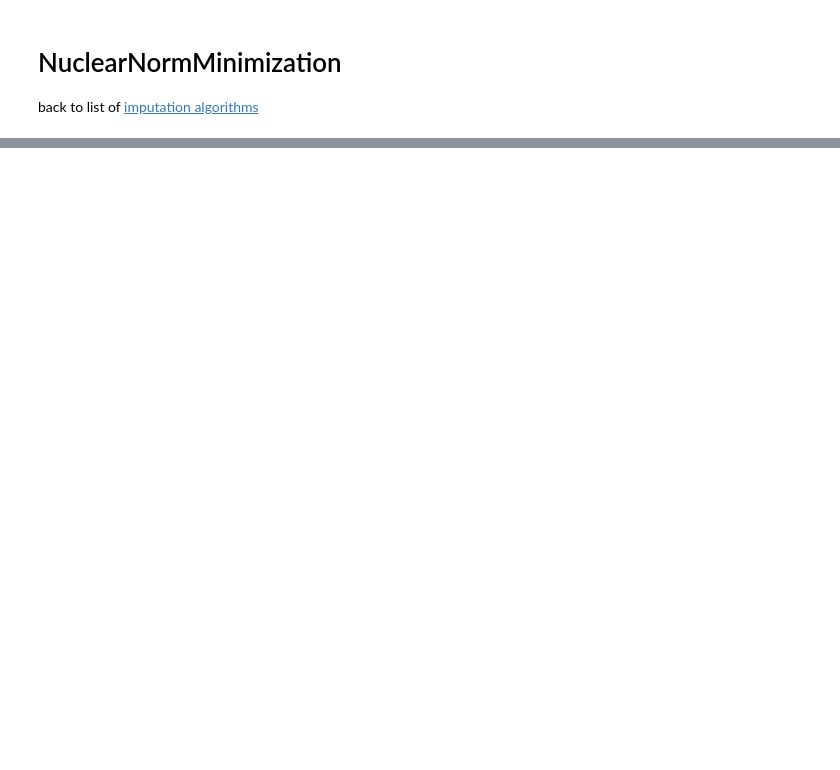
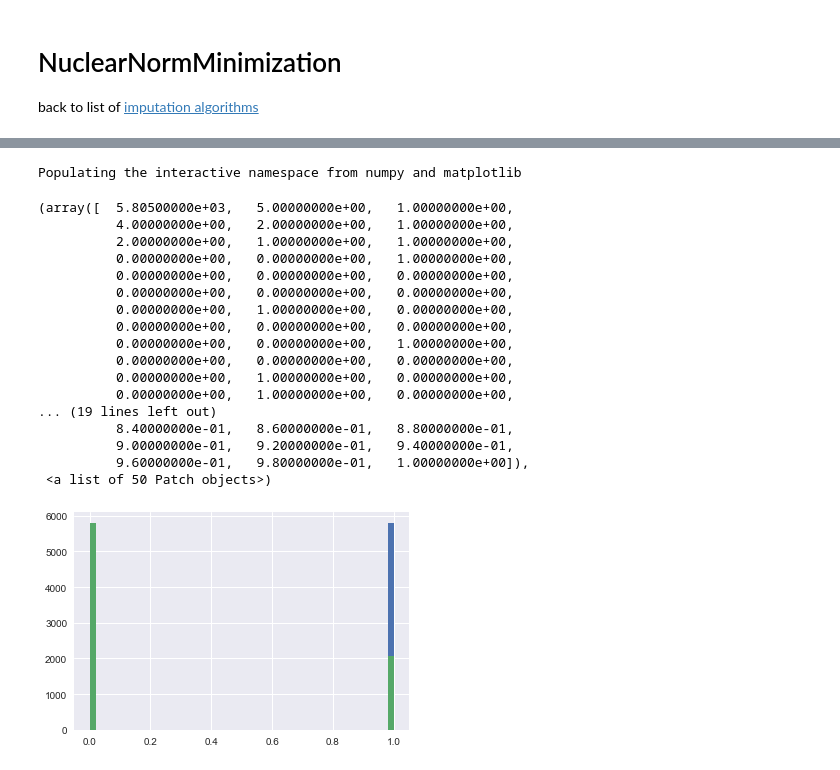
Before and after one commit to SVAI-Dream/dreamchallenge, a Jupyter notebook: nci-cptac-dream/notebook/Explore_DREAM_data-joytafty.ipynb, the cells around one changed output, grey strips where cells are left out. Cells and saved outputs as stored; diff of their text form; code cells hidden in the pictures; blank space fills up the shorter version.

```diff
--- a/nci-cptac-dream/notebook/Explore_DREAM_data-joytafty.ipynb
+++ b/nci-cptac-dream/notebook/Explore_DREAM_data-joytafty.ipynb
@@ -597,0 +732,29 @@ for obs_name, obs_df in sample_dict.items():
+# %%
+gmm_pred = gmm_ground_truth.predict_proba(ground_truth_mat)
+dpgmm_pred = dpgmm_ground_truth.predict_proba(ground_truth_mat)
+# %%
+% pylab inline
+import seaborn as sns
+import matplotlib.pyplot as plt
+plt.hist(gmm_pred[:, 0], bins=50)'data_obs_6_knn_24'
+plt.hist(gmm_pred[:, 1], bins=50)
+# %% [output]
+Populating the interactive namespace from numpy and matplotlib
+(array([  5.80500000e+03,   5.00000000e+00,   1.00000000e+00,
+          4.00000000e+00,   2.00000000e+00,   1.00000000e+00,
+          2.00000000e+00,   1.00000000e+00,   1.00000000e+00,
+          0.00000000e+00,   0.00000000e+00,   1.00000000e+00,
+          0.00000000e+00,   0.00000000e+00,   0.00000000e+00,
+          0.00000000e+00,   0.00000000e+00,   0.00000000e+00,
+          0.00000000e+00,   1.00000000e+00,   0.00000000e+00,
+          0.00000000e+00,   0.00000000e+00,   0.00000000e+00,
+          0.00000000e+00,   0.00000000e+00,   1.00000000e+00,
+          0.00000000e+00,   0.00000000e+00,   0.00000000e+00,
+          0.00000000e+00,   1.00000000e+00,   0.00000000e+00,
+          0.00000000e+00,   1.00000000e+00,   0.00000000e+00,
+... (19 lines left out)
+          8.40000000e-01,   8.60000000e-01,   8.80000000e-01,
+          9.00000000e-01,   9.20000000e-01,   9.40000000e-01,
+          9.60000000e-01,   9.80000000e-01,   1.00000000e+00]),
+ <a list of 50 Patch objects>)
+[figure, added]
```
Also changed, not shown: parts of 17 cells of this notebook.
